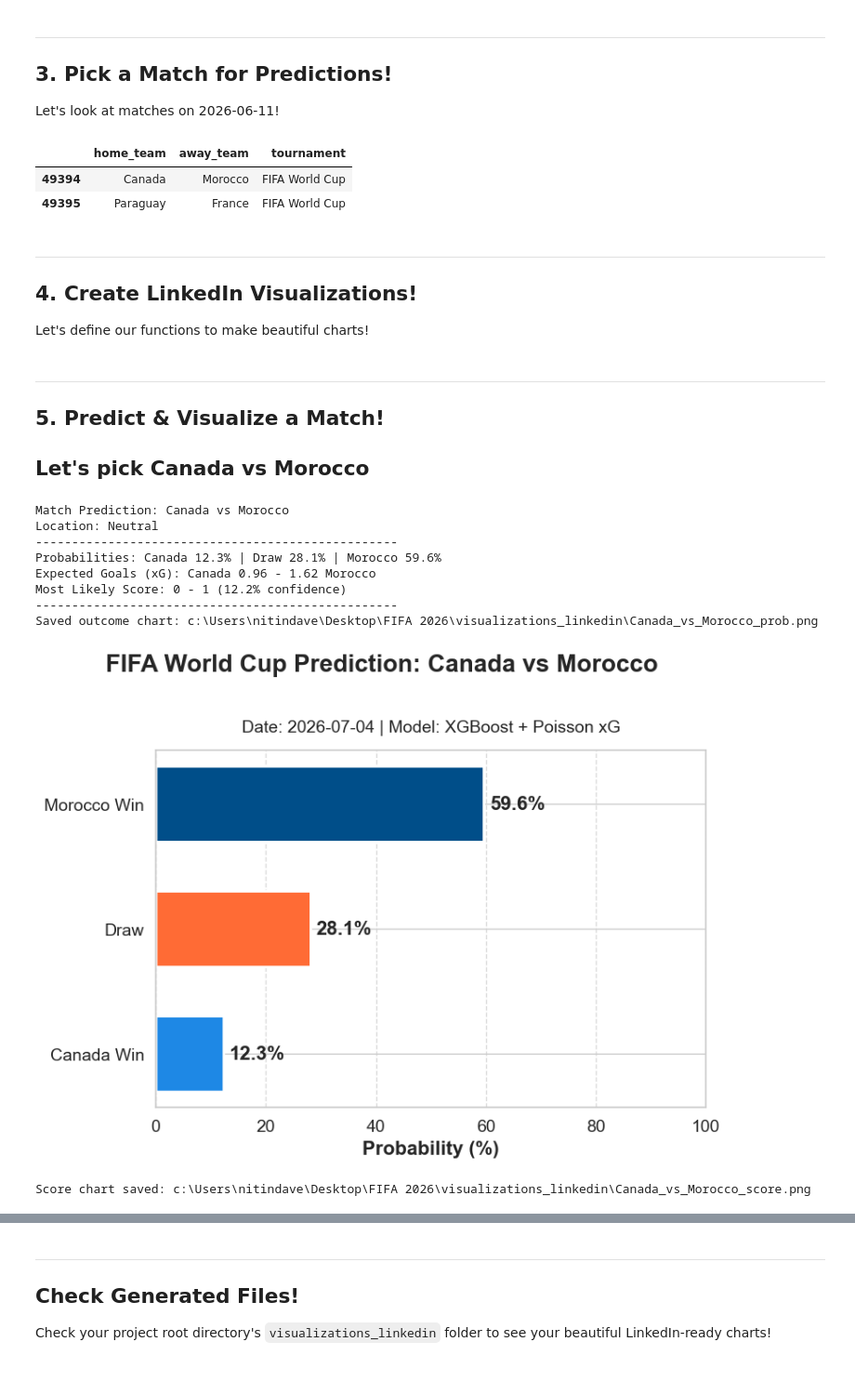
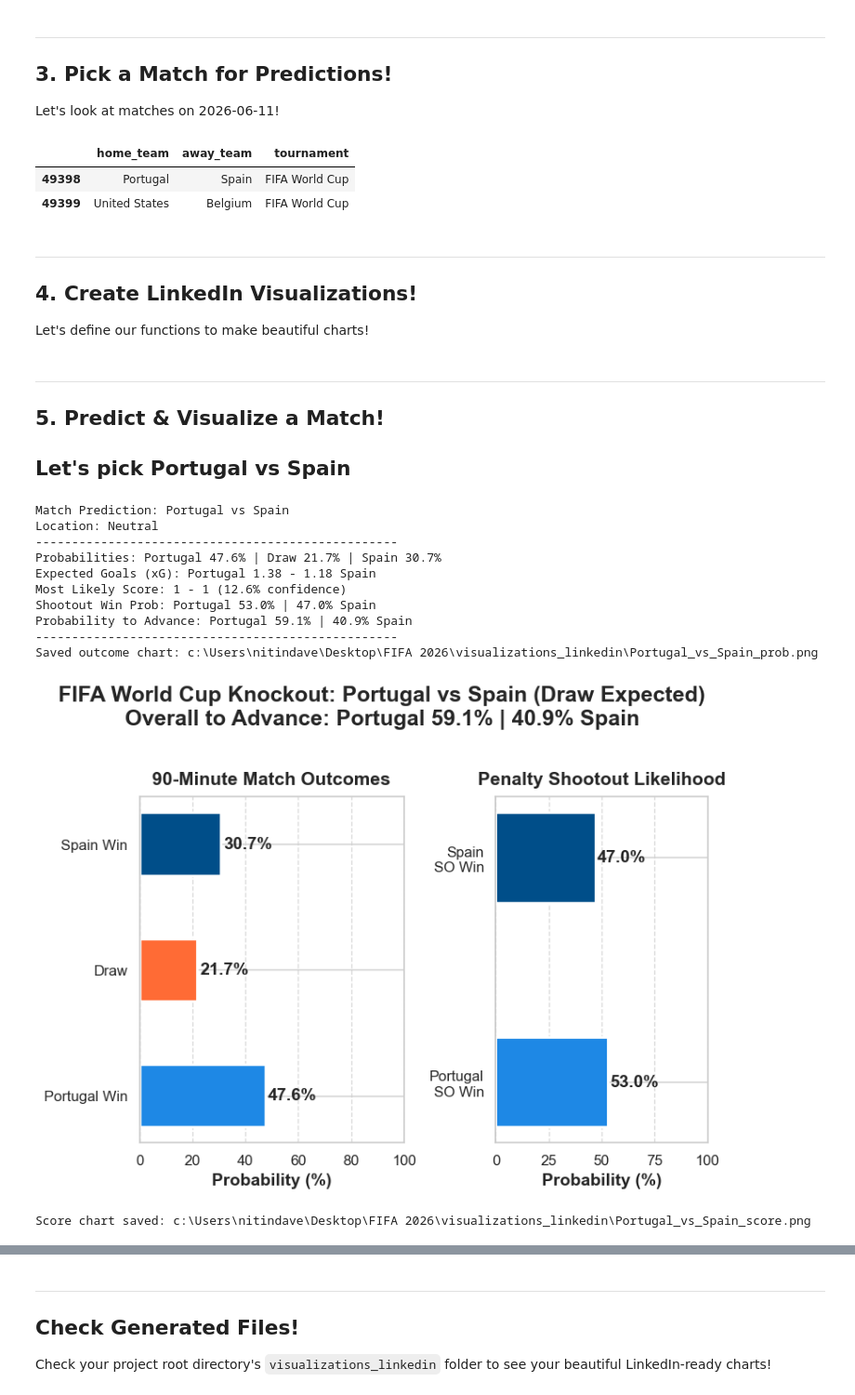
Before and after one commit to nitindavegit/FIFA-2026-Predictions, a Jupyter notebook: notebooks/04_LinkedIn_Presentation.ipynb, the cells around one changed output, grey strips where cells are left out. Shown at 93% size. Saved outputs shown, nothing was run; the diff lists cells and outputs as text; code cells hidden in the pictures.

```diff
--- a/notebooks/04_LinkedIn_Presentation.ipynb
+++ b/notebooks/04_LinkedIn_Presentation.ipynb
@@ -71,20 +71,20 @@ Let's look at matches on 2026-06-11!
 # %%
 data_dir = project_root / "data"
 results = pd.read_csv(data_dir / "results.csv")
-date = '2026-07-04'
+date = '2026-07-06'
 matches = results[results['date'] == date]
 matches[['home_team', 'away_team', 'tournament']]
 # %% [output]
 |  | home_team | away_team | tournament |
-| 49394 | Canada | Morocco | FIFA World Cup |
-| 49395 | Paraguay | France | FIFA World Cup |
+| 49398 | Portugal | Spain | FIFA World Cup |
+| 49399 | United States | Belgium | FIFA World Cup |
 # %% [markdown]
 ---
 ## 4. Create LinkedIn Visualizations!
 
 Let's define our functions to make beautiful charts!
 # %%
-def generate_outcome_chart(home_team, away_team, probs, date_str="2026-07-04", prediction=None):
+def generate_outcome_chart(home_team, away_team, probs, date_str="2026-07-06", prediction=None):
     has_advance = prediction is not None and 'advance_probs' in prediction
 
     if has_advance:
@@ -169,7 +169,7 @@ def generate_outcome_chart(home_team, away_team, probs, date_str="2026-07-04", p
     plt.show()
     plt.close(fig)
 # %%
-def generate_score_heatmap(home_team, away_team, home_xg, away_xg, date_str="2026-07-04", prediction=None):
+def generate_score_heatmap(home_team, away_team, home_xg, away_xg, date_str="2026-07-06", prediction=None):
     fig, (ax_heatmap, ax_summary) = plt.subplots(ncols=2, figsize=FIGSIZE, dpi=DPI, gridspec_kw={'width_ratios': [3, 1]})
 
     max_goals=5
@@ -234,21 +234,23 @@ def generate_score_heatmap(home_team, away_team, home_xg, away_xg, date_str="202
 ---
 ## 5. Predict & Visualize a Match!
 
-## Let's pick Canada vs Morocco
+## Let's pick Portugal vs Spain
 # %%
-pred = predict_match("Canada", "Morocco")
+pred = predict_match("Portugal", "Spain")
 if pred:
     probs, (home_xg, away_xg) = pred['probs'], pred['xg']
-    generate_outcome_chart("Canada", "Morocco", probs)
-    generate_score_heatmap("Canada", "Morocco", home_xg, away_xg)
+    generate_outcome_chart("Portugal", "Spain", probs, prediction=pred)
+    generate_score_heatmap("Portugal", "Spain", home_xg, away_xg, prediction=pred)
 # %% [output]
-Match Prediction: Canada vs Morocco
+Match Prediction: Portugal vs Spain
 Location: Neutral
 --------------------------------------------------
-Probabilities: Canada 12.3% | Draw 28.1% | Morocco 59.6%
-Expected Goals (xG): Canada 0.96 - 1.62 Morocco
-Most Likely Score: 0 - 1 (12.2% confidence)
+Probabilities: Portugal 47.6% | Draw 21.7% | Spain 30.7%
+Expected Goals (xG): Portugal 1.38 - 1.18 Spain
+Most Likely Score: 1 - 1 (12.6% confidence)
+Shootout Win Prob: Portugal 53.0% | 47.0% Spain
+Probability to Advance: Portugal 59.1% | 40.9% Spain
 --------------------------------------------------
-Saved outcome chart: c:\Users\nitindave\Desktop\FIFA 2026\visualizations_linkedin\Canada_vs_Morocco_prob.png
+Saved outcome chart: c:\Users\nitindave\Desktop\FIFA 2026\visualizations_linkedin\Portugal_vs_Spain_prob.png
-[figure, old version]
+[figure, new version]
-Score chart saved: c:\Users\nitindave\Desktop\FIFA 2026\visualizations_linkedin\Canada_vs_Morocco_score.png
+Score chart saved: c:\Users\nitindave\Desktop\FIFA 2026\visualizations_linkedin\Portugal_vs_Spain_score.png
```
Also changed, not shown: parts of 3 cells of this notebook.
